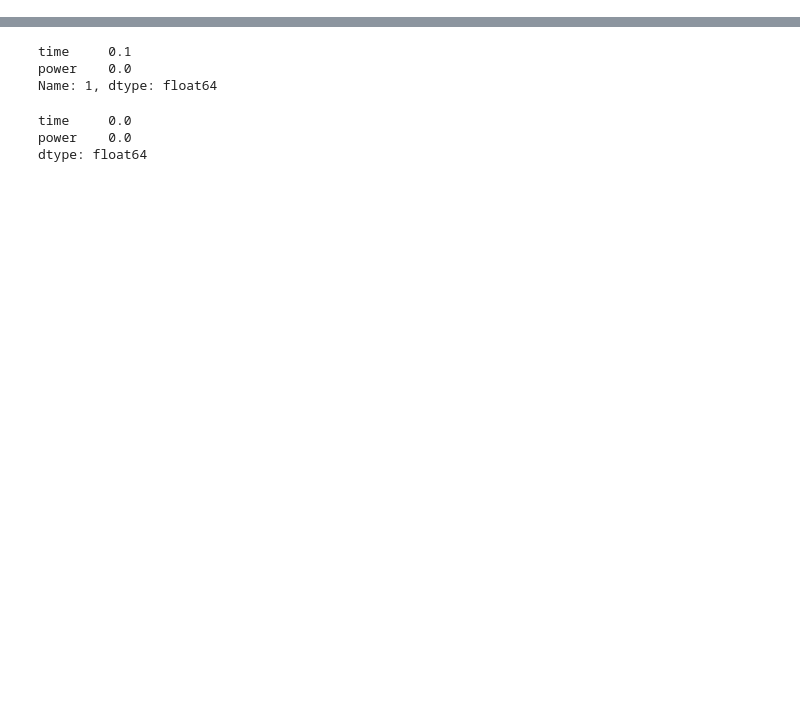
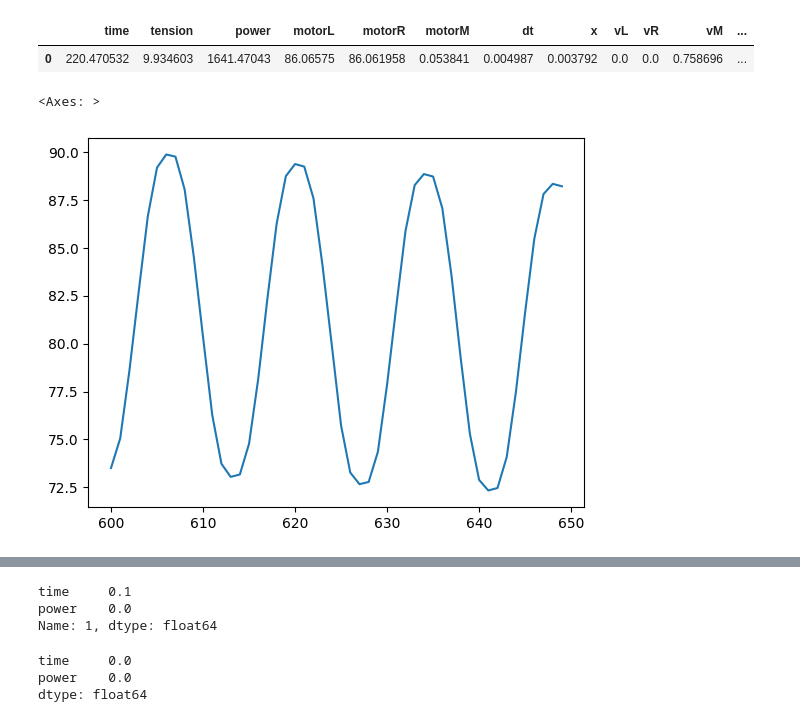
Before and after one commit to korbash/table_control, a Jupyter notebook: test_async.ipynb, the cells around one changed output, grey strips where cells are left out. Saved outputs shown, nothing was run; the diff lists cells and outputs as text; code cells hidden in the pictures; blank space fills up the shorter version.

```diff
--- a/test_async.ipynb
+++ b/test_async.ipynb
@@ -0,0 +4,12 @@
+# %%
+df = pd.read_csv('~/Downloads/pull_resalts.csv')
+# %%
+df.head(1)
+# %% [output]
+|  | time | tension | power | motorL | motorR | motorM | dt | x | vL | vR | vM | ... |
+| 0 | 220.470532 | 9.934603 | 1641.47043 | 86.06575 | 86.061958 | 0.053841 | 0.004987 | 0.003792 | 0.0 | 0.0 | 0.758696 | ... |
+# %%
+df['motorL'].iloc[600: 650].plot()
+# %% [output]
+<Axes: >
+[figure, added]
```
Also changed, not shown: parts of 2 cells of this notebook, 2 other files.
